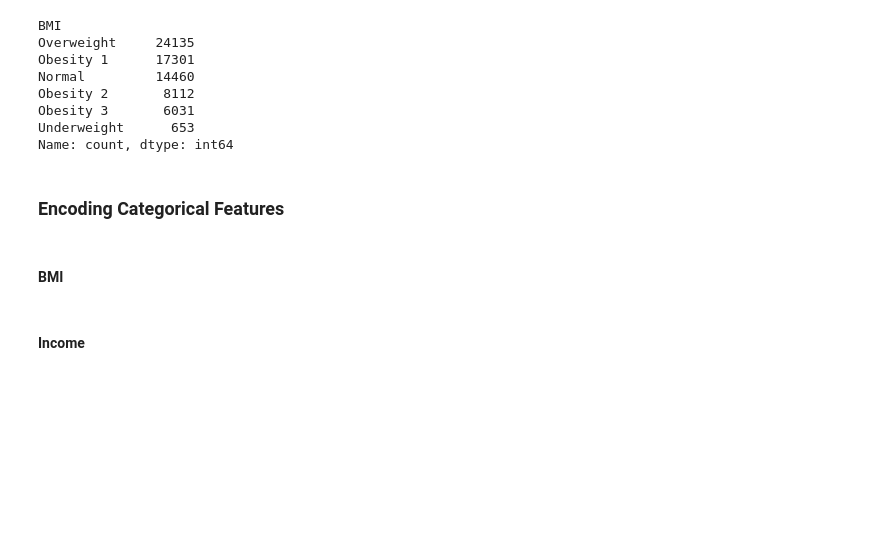
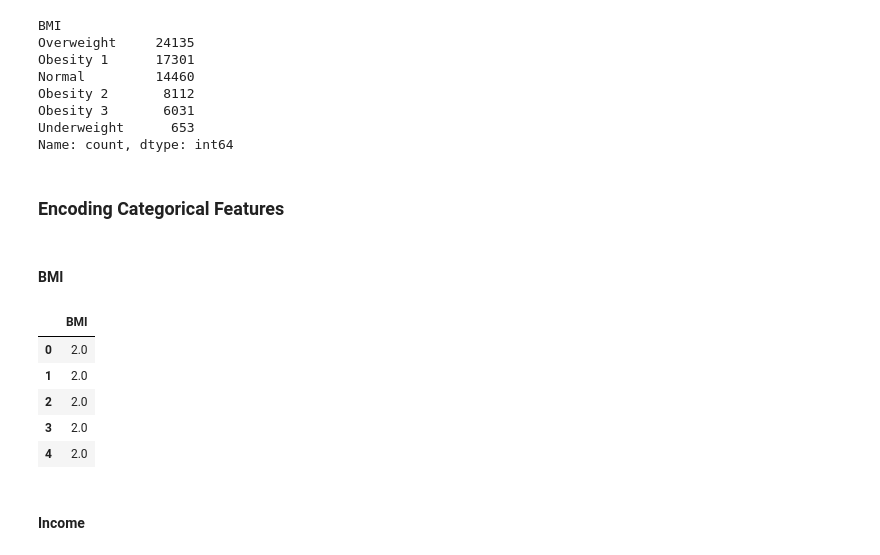
Before and after one commit to yiannisp1822/Project2_Diabetes, a Jupyter notebook: diabetes-prediction-modeling-FINAL.ipynb, the cells around one changed output. Saved outputs shown, nothing was run; the diff lists cells and outputs as text; code cells hidden in the pictures; blank space fills up the shorter version.

```diff
--- a/diabetes-prediction-modeling-FINAL.ipynb
+++ b/diabetes-prediction-modeling-FINAL.ipynb
@@ -283,10 +286,20 @@ Name: count, dtype: int64
 # %%
 # create encoder and fit
 encode_BMI = OrdinalEncoder(categories=[['Underweight', 'Normal', 'Overweight', 'Obesity 1', 'Obesity 2', 'Obesity 3']], handle_unknown='use_encoded_value', unknown_value=-1)
 encode_BMI.fit(diabetes_df['BMI'].values.reshape(-1,1))
+encode_BMI = encode_BMI.transform(diabetes_df['BMI'].values.reshape(-1, 1))
+
 
 # create the df
-BMI_encoded_df = pd.DataFrame(encode_BMI.transform(diabetes_df['BMI'].values.reshape(-1, 1)), columns=encode_BMI.get_feature_names_out())
+encode_BMI_df = pd.DataFrame(encode_BMI, columns=['BMI'])
+encode_BMI_df.head()
+# %% [output]
+|  | BMI |
+| 0 | 2.0 |
+| 1 | 2.0 |
+| 2 | 2.0 |
+| 3 | 2.0 |
+| 4 | 2.0 |
 # %% [markdown]
 #### Income
 # %%
```
Also changed, not shown: parts of 17 cells of this notebook, 15 other files.
